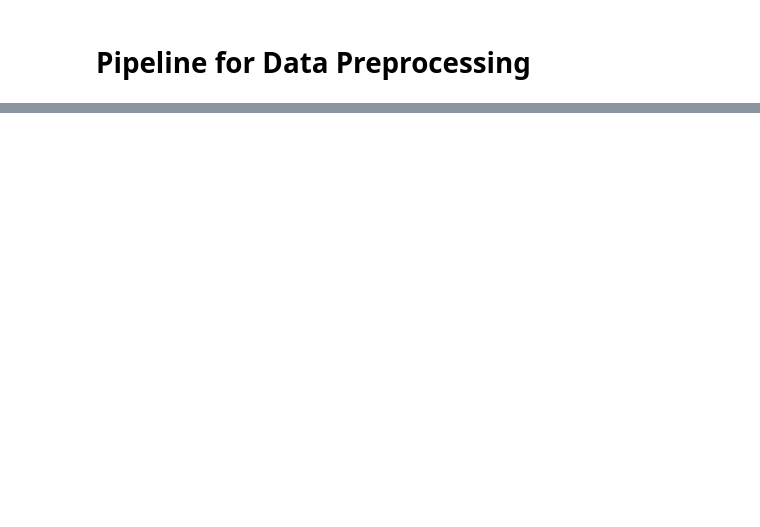
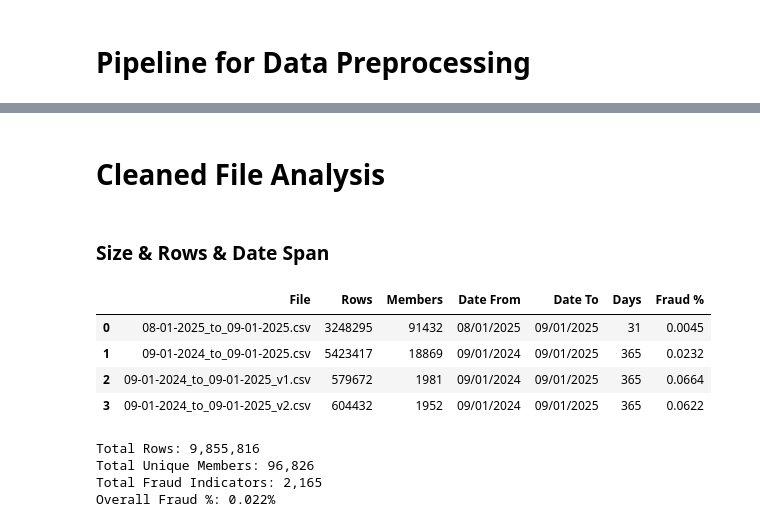
Before and after one commit to willowwy/Clearshield, a Jupyter notebook: src/data_preprocess/pipeline.ipynb, the cells around one changed output, grey strips where cells are left out. Drawn from its saved outputs; the diff is of its cells as text; code cells hidden in the pictures; blank space fills up the shorter version.

```diff
--- a/src/data_preprocess/pipeline.ipynb
+++ b/src/data_preprocess/pipeline.ipynb
@@ -262,0 +68,62 @@ else:
+# %% [markdown]
+# Cleaned File Analysis
+# %% [markdown]
+### Size & Rows & Date Span
+# %%
+import pandas as pd
+import os
+
+CLEANED_DIR = dc.CLEANED_DIR
+csv_files = sorted([f for f in os.listdir(CLEANED_DIR) if f.endswith('.csv')])
+
+# Load all dataframes
+dfs = {}
+for filename in csv_files:
+    dfs[filename] = pd.read_csv(os.path.join(CLEANED_DIR, filename))
+
+# Collect stats
+stats = []
+for filename, df in dfs.items():
+    df['Post Date'] = pd.to_datetime(df['Post Date'], errors='coerce')
+    min_date = df['Post Date'].min()
+    max_date = df['Post Date'].max()
+    fraud_count = ((df['Fraud Adjustment Indicator'].notna()) &
+                   (df['Fraud Adjustment Indicator'] != '')).sum()
+
+    stats.append({
+        'File': filename,
+        'Rows': len(df),
+        'Members': df['Member ID'].nunique(),
+        'Date From': min_date.strftime('%m/%d/%Y') if pd.notna(min_date) else 'N/A',
+        'Date To': max_date.strftime('%m/%d/%Y') if pd.notna(max_date) else 'N/A',
+        'Days': (max_date - min_date).days if pd.notna(min_date) else 0,
+        'Fraud %': round(fraud_count / len(df) * 100, 4) if len(df) > 0 else 0
+    })
+
+# Display table
+df_stats = pd.DataFrame(stats)
+display(df_stats)
+
+# Summary
+all_members = set()
+for df in dfs.values():
+    all_members.update(df['Member ID'].dropna())
+
+total_fraud = sum([((dfs[f]['Fraud Adjustment Indicator'].notna()) &
+                    (dfs[f]['Fraud Adjustment Indicator'] != '')).sum()
+                   for f in dfs.keys()])
+
+print(f"\nTotal Rows: {df_stats['Rows'].sum():,}")
+print(f"Total Unique Members: {len(all_members):,}")
+print(f"Total Fraud Indicators: {total_fraud:,}")
+print(f"Overall Fraud %: {round(total_fraud / df_stats['Rows'].sum() * 100, 4)}%")
+# %% [output]
+|  | File | Rows | Members | Date From | Date To | Days | Fraud % |
+| 0 | 08-01-2025_to_09-01-2025.csv | 3248295 | 91432 | 08/01/2025 | 09/01/2025 | 31 | 0.0045 |
+| 1 | 09-01-2024_to_09-01-2025.csv | 5423417 | 18869 | 09/01/2024 | 09/01/2025 | 365 | 0.0232 |
+| 2 | 09-01-2024_to_09-01-2025_v1.csv | 579672 | 1981 | 09/01/2024 | 09/01/2025 | 365 | 0.0664 |
+| 3 | 09-01-2024_to_09-01-2025_v2.csv | 604432 | 1952 | 09/01/2024 | 09/01/2025 | 365 | 0.0622 |
+Total Rows: 9,855,816
+Total Unique Members: 96,826
+Total Fraud Indicators: 2,165
+Overall Fraud %: 0.022%
```
Also changed, not shown: parts of 17 cells of this notebook, 5 other files.
